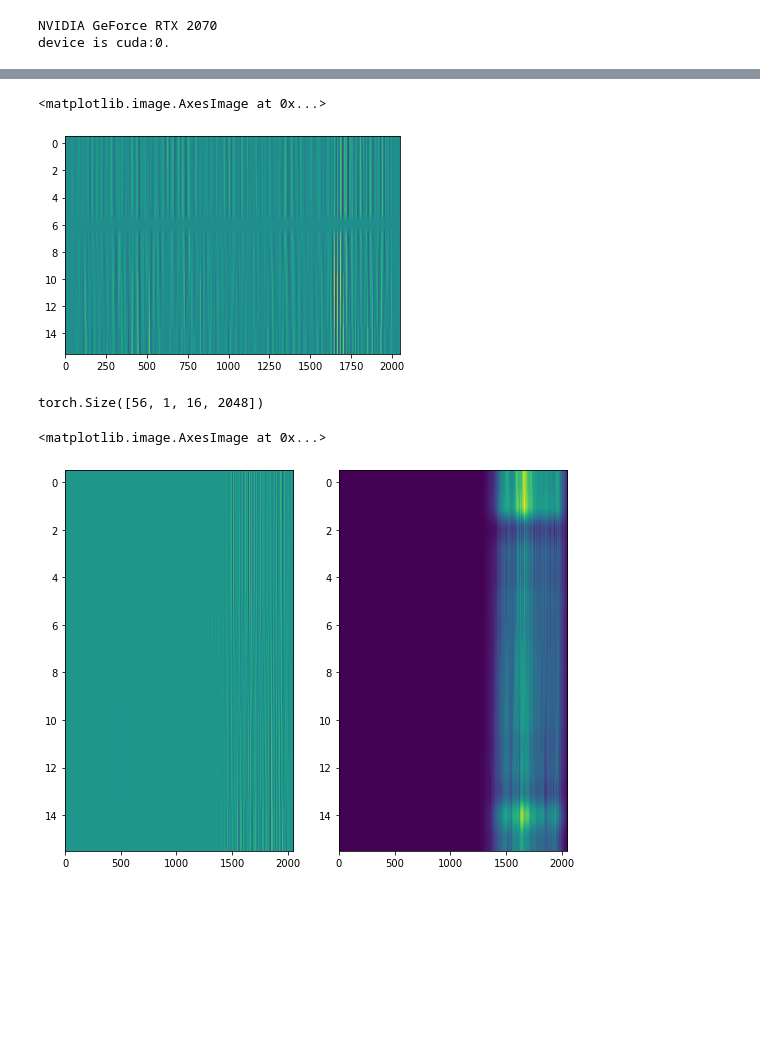
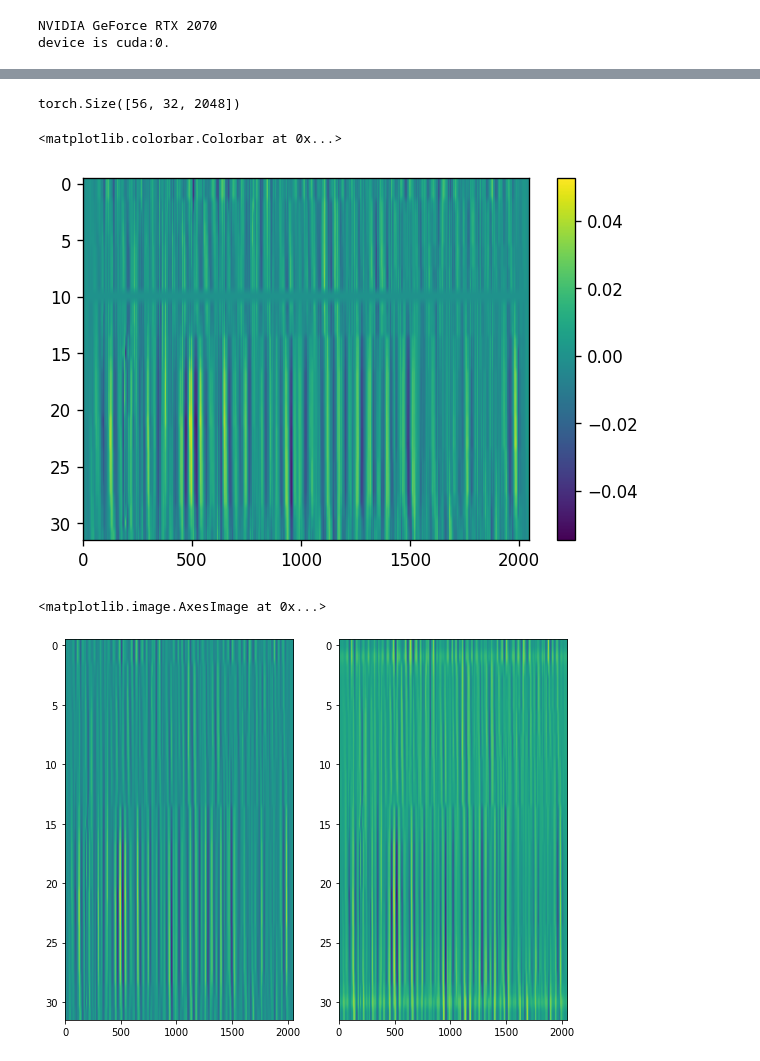
Before and after one commit to maniatisni/iDAS-self-supervised-denoising, a Jupyter notebook: main_downsampled.ipynb, the cells around one changed output, grey strips where cells are left out. Drawn from its saved outputs; the diff is of its cells as text; code cells hidden in the pictures; blank space fills up the shorter version.

```diff
--- a/main_downsampled.ipynb
+++ b/main_downsampled.ipynb
@@ -31,7 +31,7 @@ for file in train_files:
 ## Hyperparameters
 # %%
 N_sub = 32
-batch_size = 16
+batch_size = 56
 hidden_layers = 12
 learning_rate = 0.01
 num_epochs = 10
@@ -73,6 +49,3 @@ val_data.shape
-# %%
-train_loader = weird_DataLoader(train_data, batch_size = batch_size)
-val_loader = weird_DataLoader(val_data, batch_size=batch_size)
 # %%
 # GPU
 print(torch.cuda.get_device_name(0))
@@ -129,35 +111,0 @@ KeyboardInterrupt:
-# %%
-epochs_losses_train = []
-epochs_losses_val = []
-for epoch in range(num_epochs):
-    print(f"Starting epoch: #{epoch}")
-    batch_losses = []
-        ## TRAIN ##
-    for eval_samples, mask in tqdm(train_loader):
-        # apply mask
-        sample = torch.unsqueeze(torch.tensor(eval_samples*mask).squeeze(), 1)
-        # transfer to GPU
-        eval_samples = eval_samples.to(device)
-        sample = sample.to(device)
-        optimizer.zero_grad()
-
-        output = model(sample)
-        loss = criterion(eval_samples.squeeze(),output.squeeze())
-        batch_losses.append(loss.item())
-        loss.backward()
-        optimizer.step()
-    epochs_losses_train.append(np.mean(batch_losses))
-    model.eval()
-    eval_losses = []
-    with torch.no_grad():
-        for eval_samples, mask in tqdm(val_loader):
-            # apply mask
-            sample = torch.unsqueeze(torch.tensor(np.ma.array(eval_samples,mask = np.logical_not(mask))).squeeze(), 1)
-            # transfer to GPU
-            eval_samples = eval_samples.to(device)
-            sample = sample.to(device)
-            output = model(sample)
-            loss = criterion(eval_samples, sample)
-            eval_losses.append(loss.item())
-    epochs_losses_val.append(np.mean(eval_losses))
-    model.train()
@@ -212,21 +176,23 @@ for eval_samples, masks in val_loader__:
     eval_samples = torch.unsqueeze(torch.tensor(eval_samples).squeeze(), 1).to(device)
     output = model(eval_samples)
     break
+# %%
+masks.squeeze().shape
+# %% [output]
+torch.Size([56, 32, 2048])
 # %%
-plt.imshow((eval_samples.cpu()*masks.cpu())[12,55],aspect = 'auto')
+plt.figure(dpi=120)
+plt.imshow((eval_samples.squeeze().cpu()*masks.squeeze().cpu())[10],aspect = 'auto')
+plt.colorbar()
 # %% [output]
-<matplotlib.image.AxesImage at 0x...>
+<matplotlib.colorbar.Colorbar at 0x...>
-[figure, old version]
+[figure, new version]
-# %%
-eval_samples.shape
-# %% [output]
-torch.Size([56, 1, 16, 2048])
 # %%
 fig, (ax1,ax2) = plt.subplots(1,2,figsize = (9,7))
-ax1.imshow(eval_samples[3,0].cpu().detach().numpy(),aspect = 'auto')
-ax2.imshow(output[3,0].cpu().detach().numpy(),aspect = 'auto')
+ax1.imshow(eval_samples[0,0].cpu().detach().numpy(),aspect = 'auto')
+ax2.imshow(output[0,0].cpu().detach().numpy(),aspect = 'auto')
 # %% [output]
 <matplotlib.image.AxesImage at 0x...>
-[figure, old version]
+[figure, new version]
 # %%
 fig, (ax1,ax2) = plt.subplots(1,2,figsize = (16,5))
```
Also changed, not shown: parts of 10 cells of this notebook, 4 other files.
